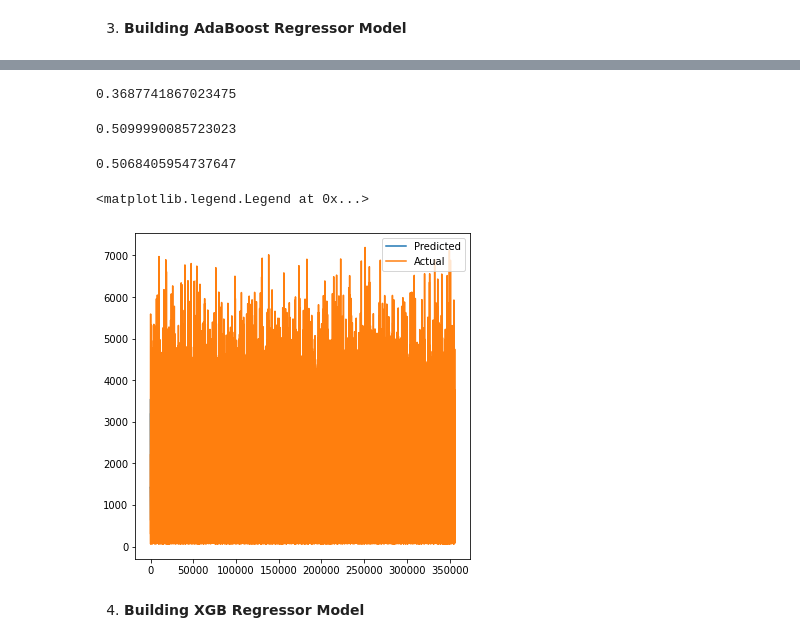
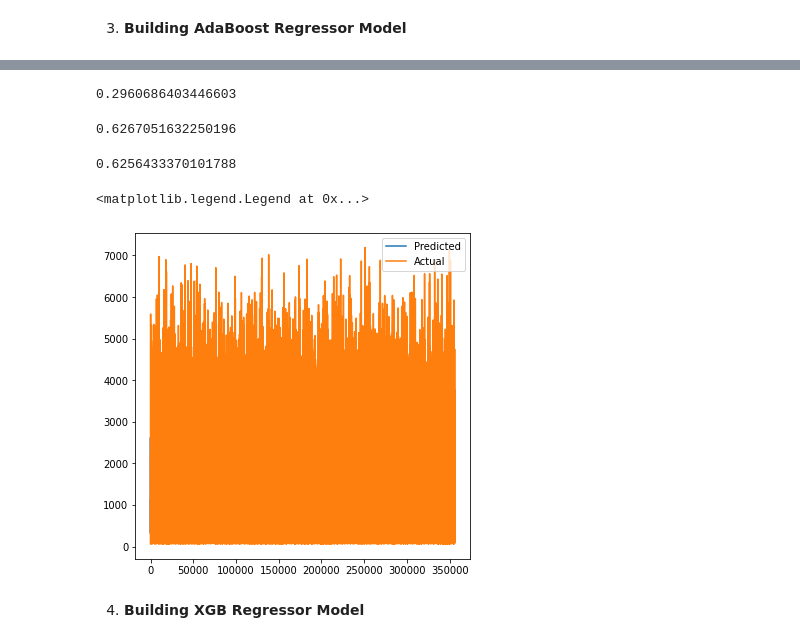
Before and after one commit to SUSOVAN-061/nyc-taxi-trip-ML, a Jupyter notebook: SUSOVAN_NYC_Taxi_Trip_Time_Prediction_Capstone_Project.ipynb, the cells around one changed output, grey strips where cells are left out. Cells and saved outputs as stored; diff of their text form; code cells hidden in the pictures.

```diff
--- a/SUSOVAN_NYC_Taxi_Trip_Time_Prediction_Capstone_Project.ipynb
+++ b/SUSOVAN_NYC_Taxi_Trip_Time_Prediction_Capstone_Project.ipynb
@@ -586,7 +584,7 @@ from sklearn.metrics import mean_absolute_error
 # %%
 #Assigning X and y variables
 X = df_taxi.drop('trip_duration',1)
-y = df_taxi['trip_duration']
+y = np.log10(df_taxi['trip_duration'])
 # %%
 #Splitting the dataset into train and test
 X_train,X_test,y_train,y_test = train_test_split(X,y,test_size=0.25,random_state=0)
@@ -777,27 +779,27 @@ ab_rmse
 ab_r2score = metrics.r2_score(ab_pred,y_test)
 ab_r2score
 # %% [output]
-0.3687741867023475
+0.2960686403446603
 # %%
 #Train Score
 ab_train=ab.score(X_train,y_train)
 ab_train
 # %% [output]
-0.5099990085723023
+0.6267051632250196
 # %%
 #Test Score
 ab_test=ab.score(X_test,y_test)
 ab_test
 # %% [output]
-0.5068405954737647
+0.6256433370101788
 # %%
 plt.figure(figsize=(6,6))
-plt.plot((ab_pred))
-plt.plot(np.array((y_test)))
+plt.plot(10**(ab_pred))
+plt.plot(np.array(10**(y_test)))
 plt.legend(['Predicted','Actual'])
 # %% [output]
 <matplotlib.legend.Legend at 0x...>
-[figure, old version]
+[figure, new version]
 # %% [markdown]
 4. **Building XGB Regressor Model**
 # %%
```
Also changed, not shown: parts of 35 cells of this notebook.
